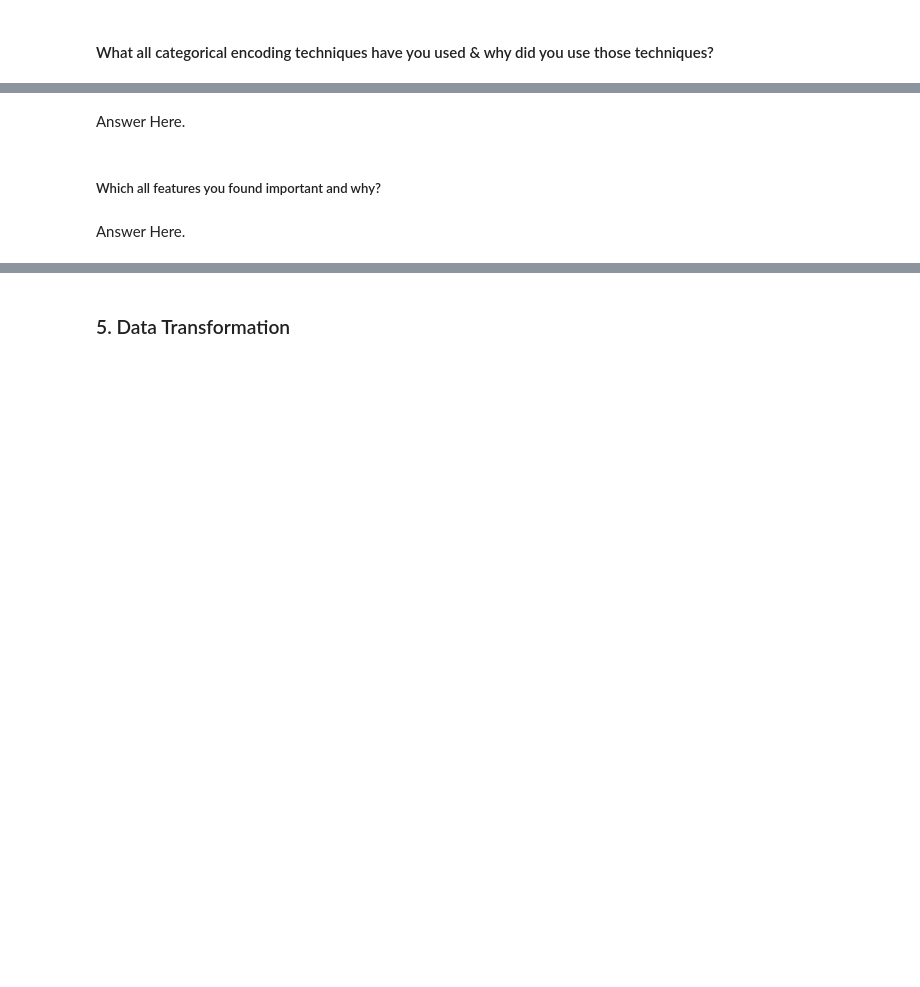
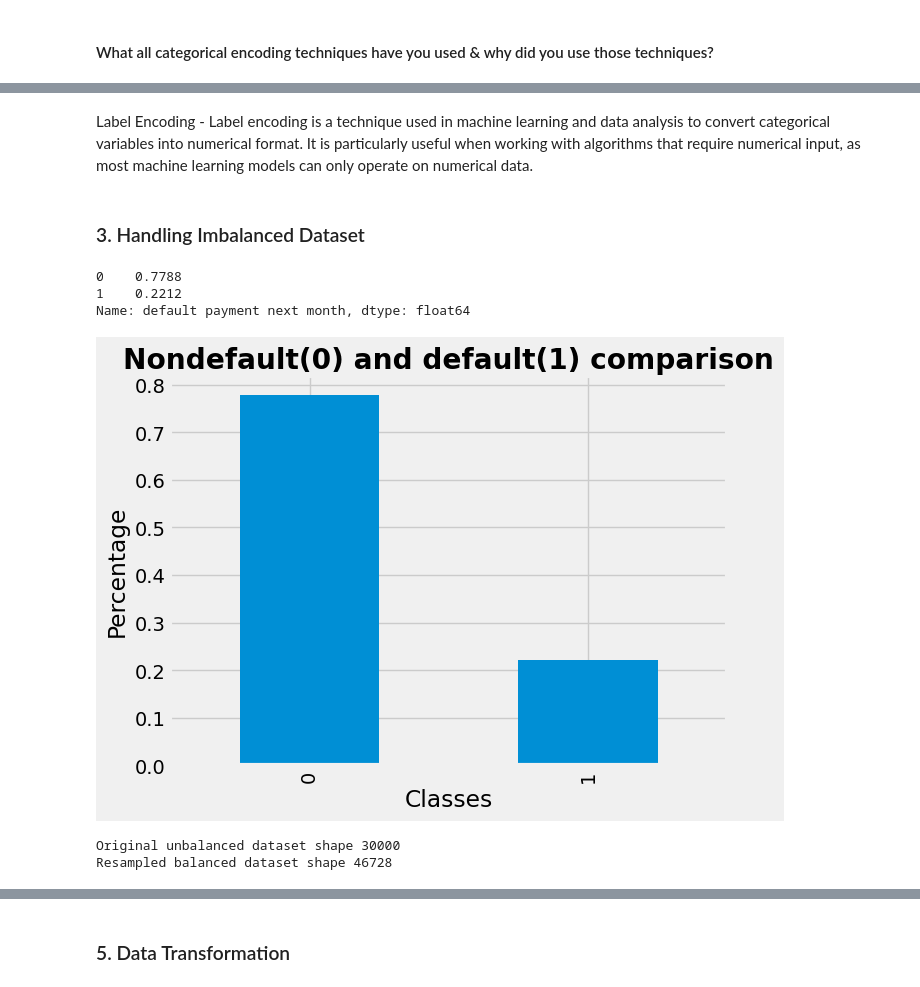
Before and after one commit to sourav03dutta/Credit-Card-Default-Prediction, a Jupyter notebook: Credit_Card_Default_Prediction.ipynb, the cells around one changed output, grey strips where cells are left out. Saved outputs shown, nothing was run; the diff lists cells and outputs as text; code cells hidden in the pictures; blank space fills up the shorter version.

```diff
--- a/Credit_Card_Default_Prediction.ipynb
+++ b/Credit_Card_Default_Prediction.ipynb
@@ -801,5 +822,7 @@ Chi Square Test
 ## ***6. Feature Engineering & Data Pre-processing***
 # %% [markdown]
 ### 1. Handling Missing Values
+# %%
+Credit_Data = Credit_Data.drop('HAS_DEF', axis=1)
 # %%
 # Handling Missing Values & Missing Value Imputation
@@ -822,2 +855,8 @@ Answer Here.
+# %%
+# Encode your categorical columns
+
+# Covert categorical column into integer by extracting the code of the categories
+Credit_Data.AGE = Credit_Data.AGE.cat.codes
+Credit_Data.SEX = Credit_Data.SEX.cat.codes
 # %% [markdown]
 #### What all categorical encoding techniques have you used & why did you use those techniques?
@@ -891,6 +863,35 @@ Answer Here.
-# %% [markdown]
-Answer Here.
-# %% [markdown]
-##### Which all features you found important and why?
-# %% [markdown]
-Answer Here.
+# %% [markdown]
+Label Encoding - Label encoding is a technique used in machine learning and data analysis to convert categorical variables into numerical format. It is particularly useful when working with algorithms that require numerical input, as most machine learning models can only operate on numerical data.
+# %% [markdown]
+### 3. Handling Imbalanced Dataset
+# %%
+#check for class imbalance
+
+cla_bal = Credit_Data['default payment next month'].value_counts(normalize=True)
+print(cla_bal)
+
+# Plot the classes
+cla_bal.plot(kind = 'bar')
+plt.title('Nondefault(0) and default(1) comparison',fontweight = "bold")
+plt.xlabel('Classes')
+plt.ylabel('Percentage')
+plt.show()
+# %% [output]
+0    0.7788
+1    0.2212
+Name: default payment next month, dtype: float64
+[figure, added]
+# %%
+#importing SMOTE to handle class imbalance
+from imblearn.over_sampling import SMOTE
+
+smote = SMOTE()
+
+# fit predictor and target variable
+X_smote, y_smote = smote.fit_resample(Credit_Data[(i for i in list(Credit_Data.describe(include='all').columns) if i != 'default payment next month')], Credit_Data['default payment next month'])
+
+print('Original unbalanced dataset shape', len(Credit_Data))
+print('Resampled balanced dataset shape', len(y_smote))
+# %% [output]
+Original unbalanced dataset shape 30000
+Resampled balanced dataset shape 46728
```
Also changed, not shown: parts of 79 cells of this notebook.
